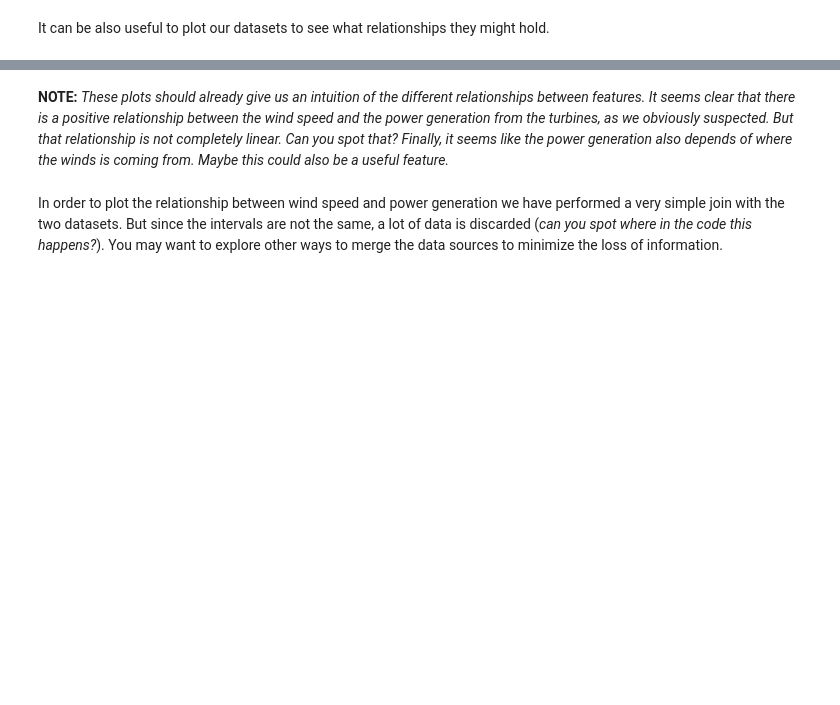
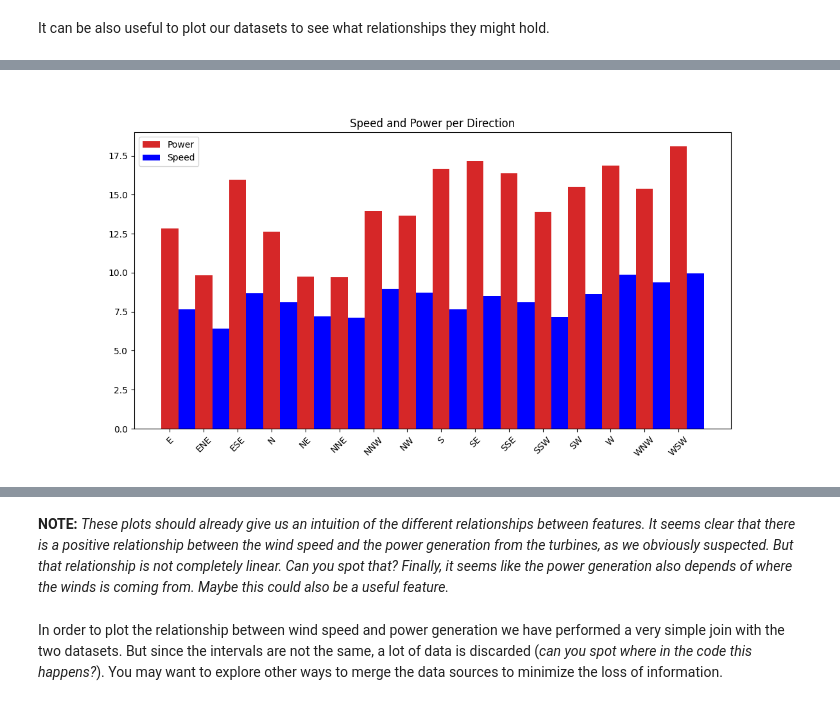
Before and after one commit to PLtier/Wind_Prediction_LSDA, a Jupyter notebook: notebooks/Assignment_1-Tutorial.ipynb, the cells around one changed output, grey strips where cells are left out. Drawn from its saved outputs; the diff is of its cells as text; code cells hidden in the pictures; blank space fills up the shorter version.

```diff
--- a/notebooks/Assignment_1-Tutorial.ipynb
+++ b/notebooks/Assignment_1-Tutorial.ipynb
@@ -307,0 +74,23 @@ joined_dfs.head()
+# %%
+# Speed and Power per Wind Direction
+wind_grouped_by_direction = (
+    joined_dfs.groupby("Direction").mean(numeric_only=True).reset_index()
+)
+bar_width = 0.5
+x = np.arange(len(wind_grouped_by_direction.index))
+
+plt.figure(figsize=(12, 6))
+plt.bar(x, wind_grouped_by_direction.Total, width=0.5, label="Power", color="tab:red")
+plt.bar(
+    x + bar_width,
+    wind_grouped_by_direction.Speed,
+    width=0.5,
+    label="Speed",
+    color="blue",
+)
+plt.legend()
+plt.xticks(x, wind_grouped_by_direction.Direction, rotation=45)
+plt.title("Speed and Power per Direction")
+plt.show()
+# %% [output]
+[figure, added]
```
Also changed, not shown: parts of 133 cells of this notebook, 2 other files.
